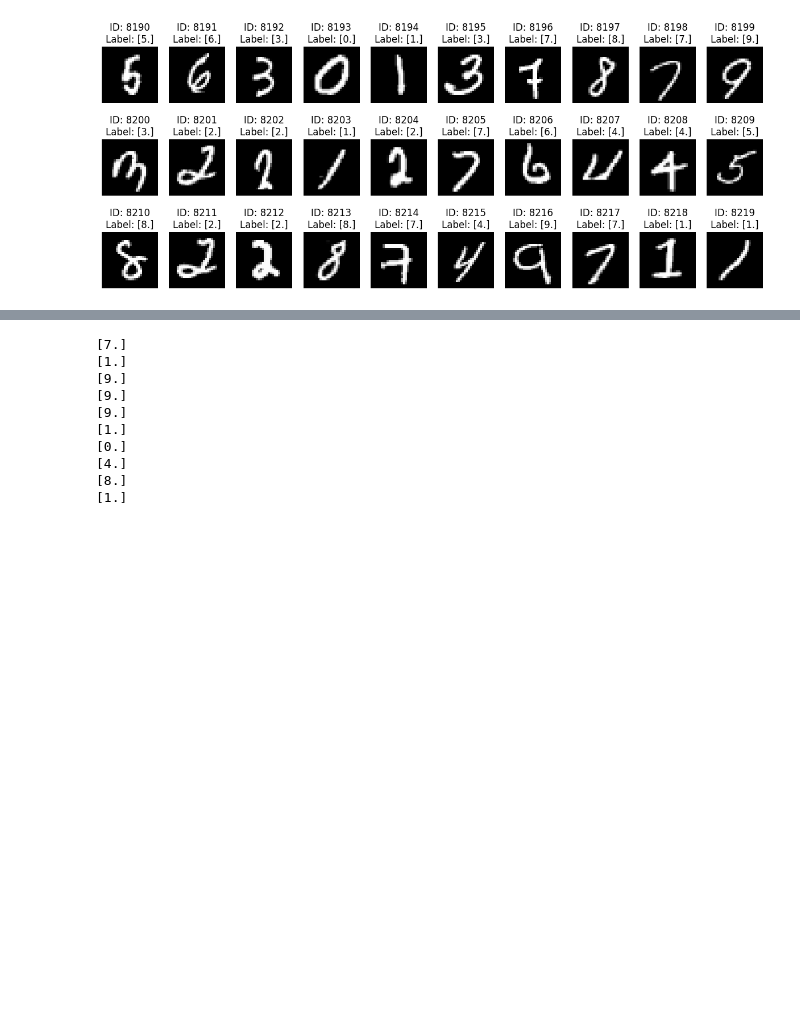
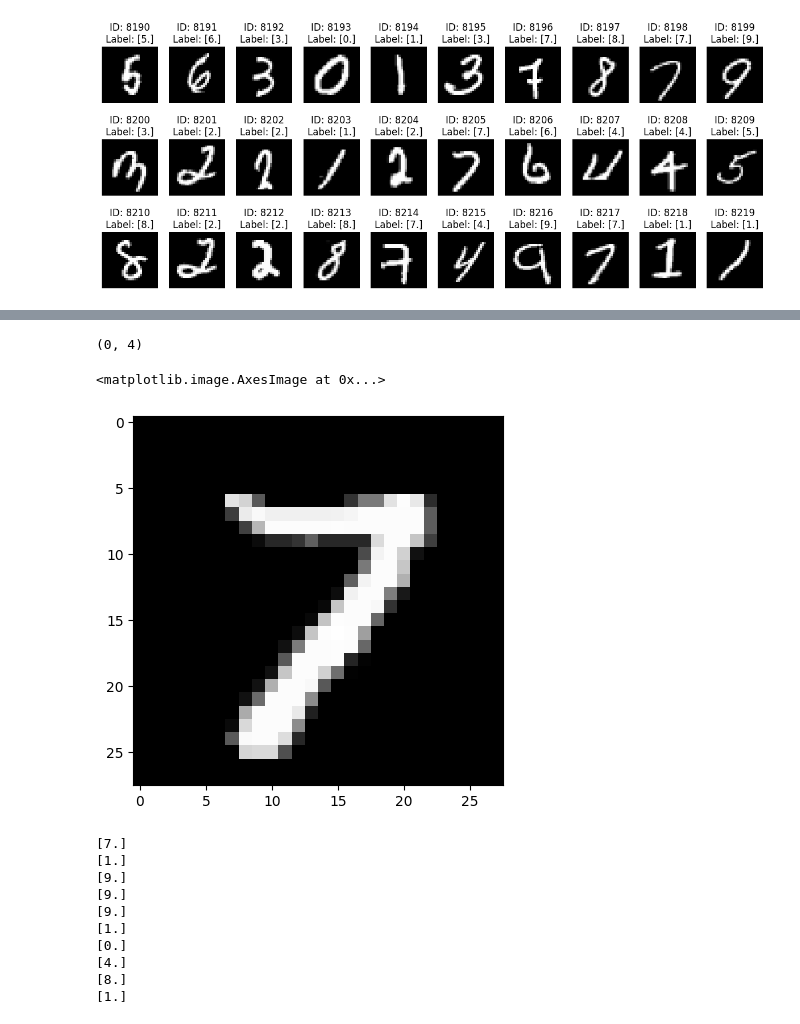
Before and after one commit to DohByDohX/MLStuff, a Jupyter notebook: ANN_Practice/4.MNIST_Classifier.ipynb, the cells around one changed output, grey strips where cells are left out. Saved outputs shown, nothing was run; the diff lists cells and outputs as text; code cells hidden in the pictures; blank space fills up the shorter version.

```diff
--- a/ANN_Practice/4.MNIST_Classifier.ipynb
+++ b/ANN_Practice/4.MNIST_Classifier.ipynb
@@ -276,3 +312,12 @@ for (x, y) in test_results:
+# %%
+incorrect[1]
+# %% [output]
+(0, 4)
+# %%
+plt.imshow(test_data[34][0].reshape(28, 28), cmap='gray')
+# %% [output]
+<matplotlib.image.AxesImage at 0x...>
+[figure, added]
 # %%
 # Visualize a multiple images
 def incorrect_gusses(idx):
```
Also changed, not shown: parts of 14 cells of this notebook.
